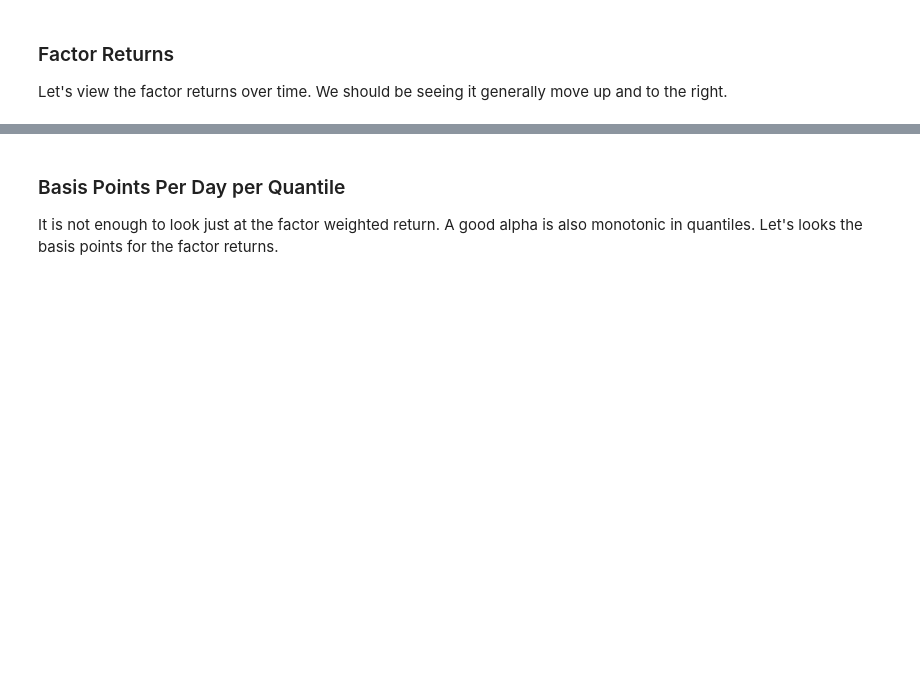
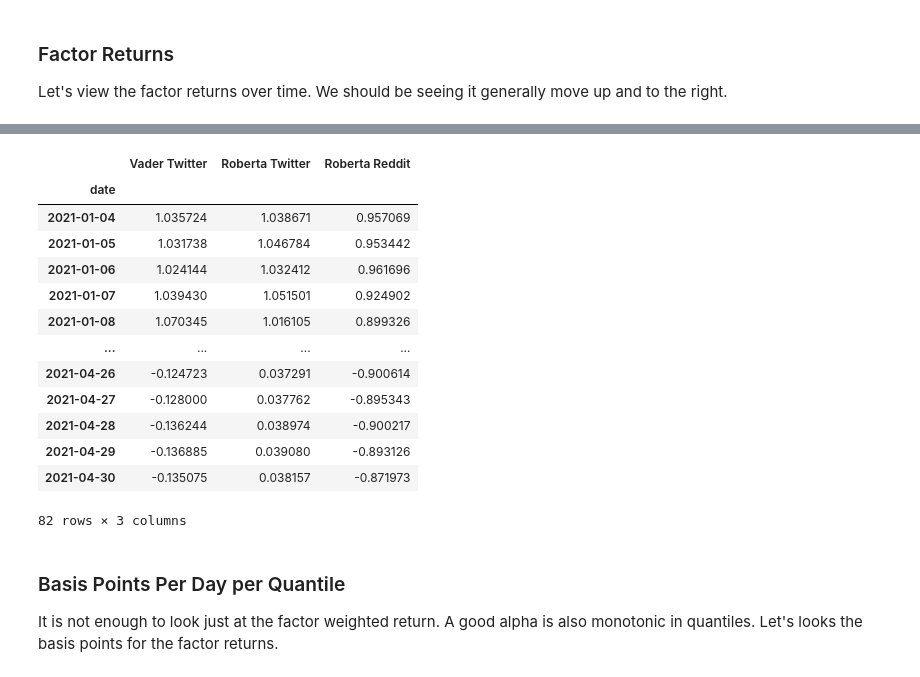
Before and after one commit to rometaidla/flash-boys, a Jupyter notebook: alphalens.ipynb, the cells around one changed output, grey strips where cells are left out. Cells and saved outputs as stored; diff of their text form; code cells hidden in the pictures; blank space fills up the shorter version.

```diff
--- a/alphalens.ipynb
+++ b/alphalens.ipynb
@@ -161,3 +162,20 @@ plt.savefig("poster2.png");
+# %%
+cum_returns
+# %% [output]
+|  | Vader Twitter | Roberta Twitter | Roberta Reddit |
+| date |  |  |  |
+| 2021-01-04 | 1.035724 | 1.038671 | 0.957069 |
+| 2021-01-05 | 1.031738 | 1.046784 | 0.953442 |
+| 2021-01-06 | 1.024144 | 1.032412 | 0.961696 |
+| 2021-01-07 | 1.039430 | 1.051501 | 0.924902 |
+| 2021-01-08 | 1.070345 | 1.016105 | 0.899326 |
+| ... | ... | ... | ... |
+| 2021-04-26 | -0.124723 | 0.037291 | -0.900614 |
+| 2021-04-27 | -0.128000 | 0.037762 | -0.895343 |
+| 2021-04-28 | -0.136244 | 0.038974 | -0.900217 |
+| 2021-04-29 | -0.136885 | 0.039080 | -0.893126 |
+| 2021-04-30 | -0.135075 | 0.038157 | -0.871973 |
+82 rows × 3 columns
 # %% [markdown]
 ### Basis Points Per Day per Quantile
 It is not enough to look just at the factor weighted return. A good alpha is also monotonic in quantiles. Let's looks the basis points for the factor returns.
```
Also changed, not shown: parts of 6 cells of this notebook.
